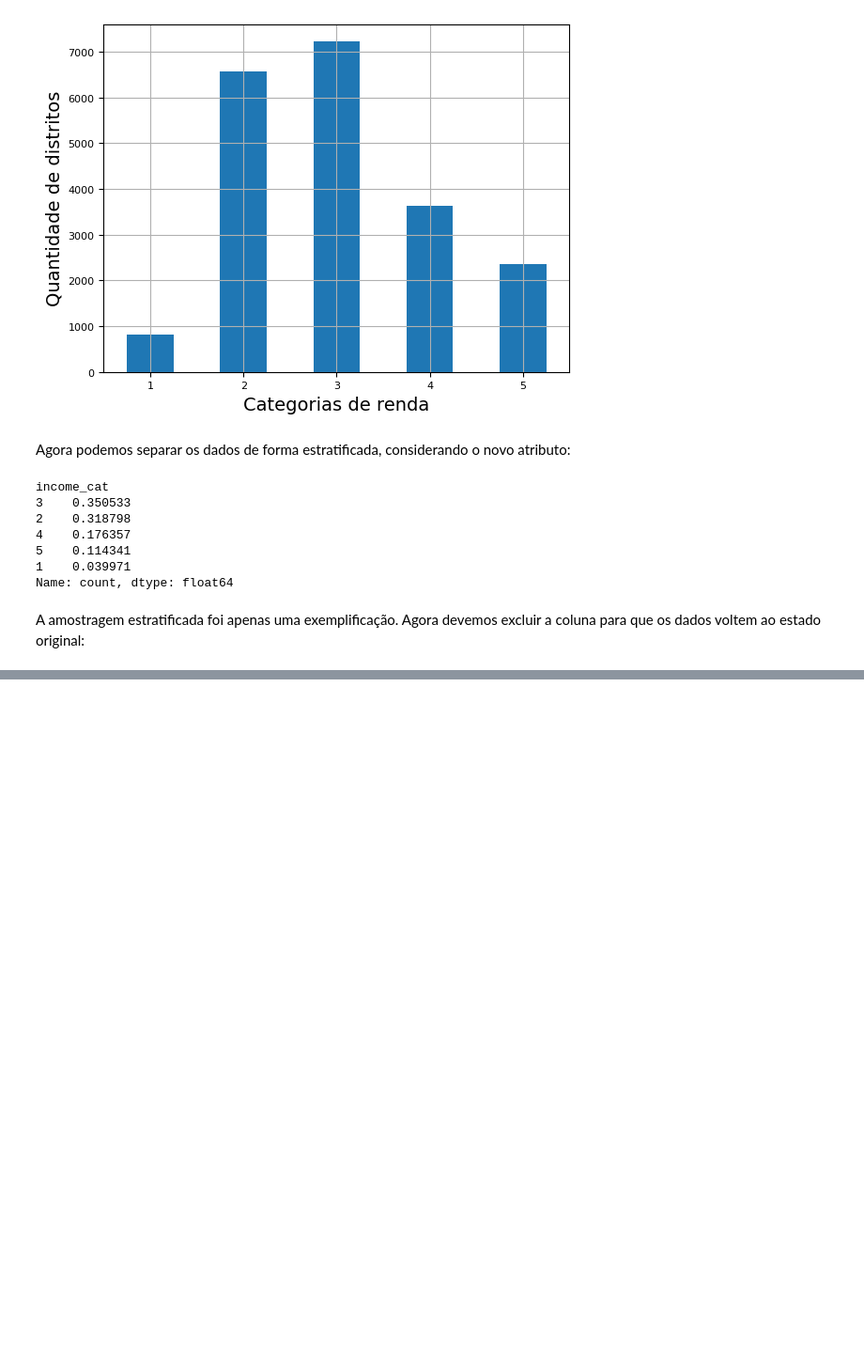
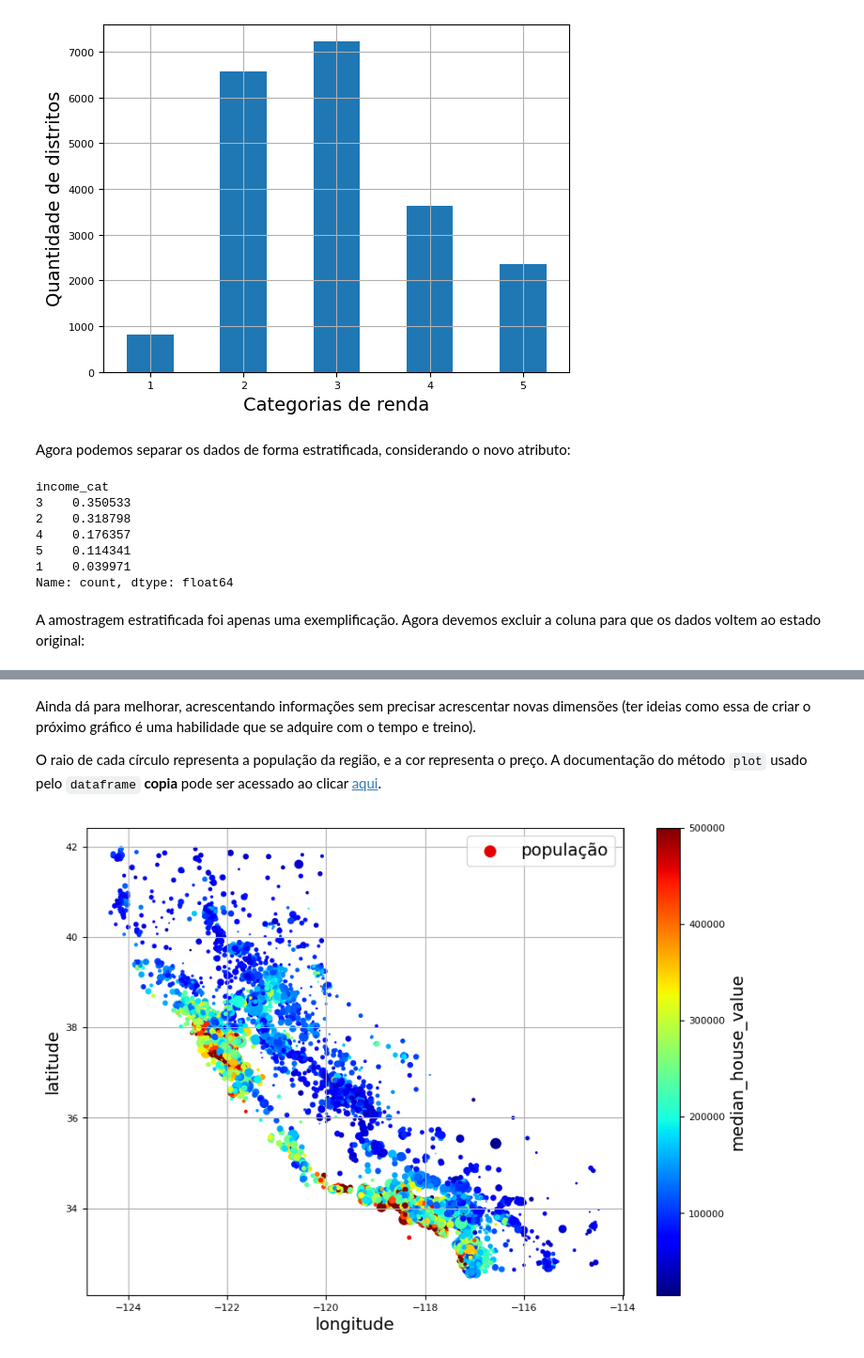
Before and after one commit to EvandroJRSilva/UniML, a Jupyter notebook: src/aula05/aula05.ipynb, the cells around one changed output, grey strips where cells are left out. Shown at 94% size. Drawn from its saved outputs; the diff is of its cells as text; code cells hidden in the pictures; blank space fills up the shorter version.

```diff
--- a/src/aula05/aula05.ipynb
+++ b/src/aula05/aula05.ipynb
@@ -270,0 +291,10 @@ for conjunto in (strat_train_set, strat_test_set):
+# %% [markdown]
+Ainda dá para melhorar, acrescentando informações sem precisar acrescentar novas dimensões (ter ideias como essa de criar o próximo gráfico é uma habilidade que se adquire com o tempo e treino).
+
+O raio de cada círculo representa a população da região, e a cor representa o preço. A documentação do método `plot` usado pelo `dataframe` **copia** pode ser acessado ao clicar [aqui](https://pandas.pydata.org/docs/reference/api/pandas.DataFrame.plot.html#pandas.DataFrame.plot).
+# %%
+copia.plot(kind="scatter", x="longitude", y="latitude", grid=True, s=copia["population"]/100, label="população", c="median_house_value", cmap="jet", colorbar=True, legend=True, sharex=False, figsize=(10, 7))
+
+plt.show()
+# %% [output]
+[figure, added]
```
Also changed, not shown: parts of 15 cells of this notebook, 1 other file.
